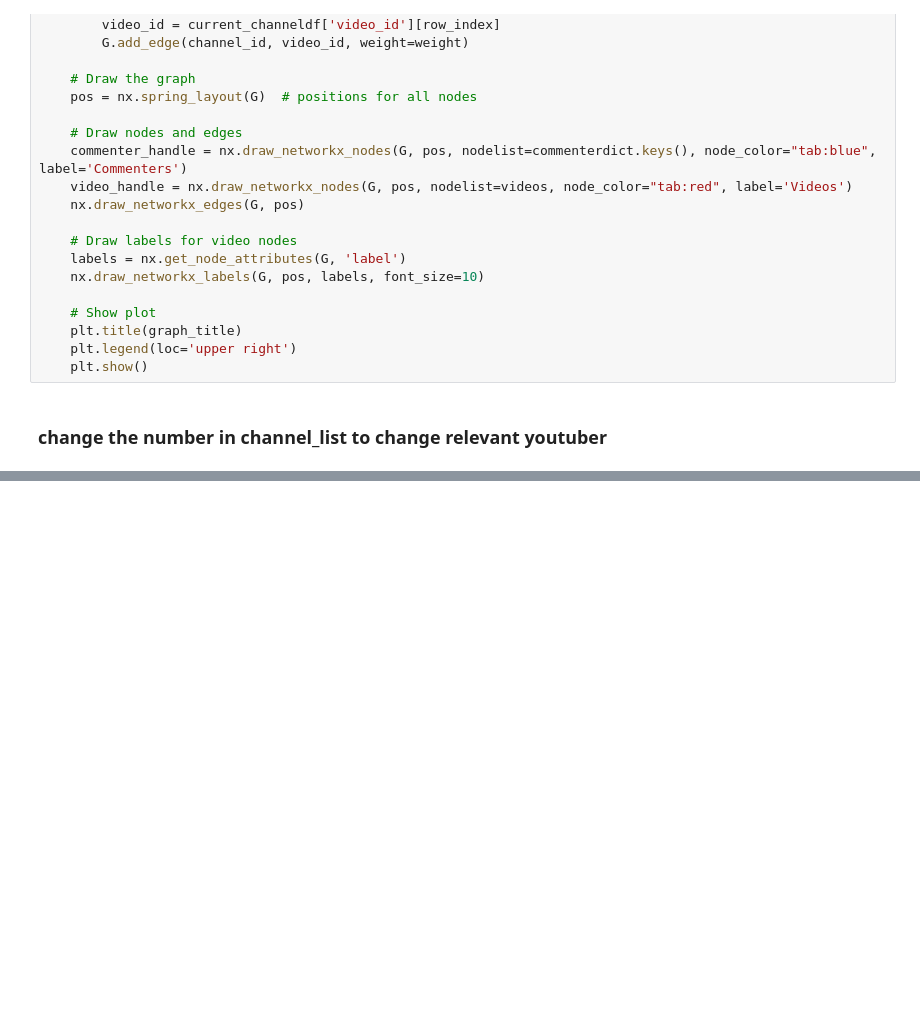
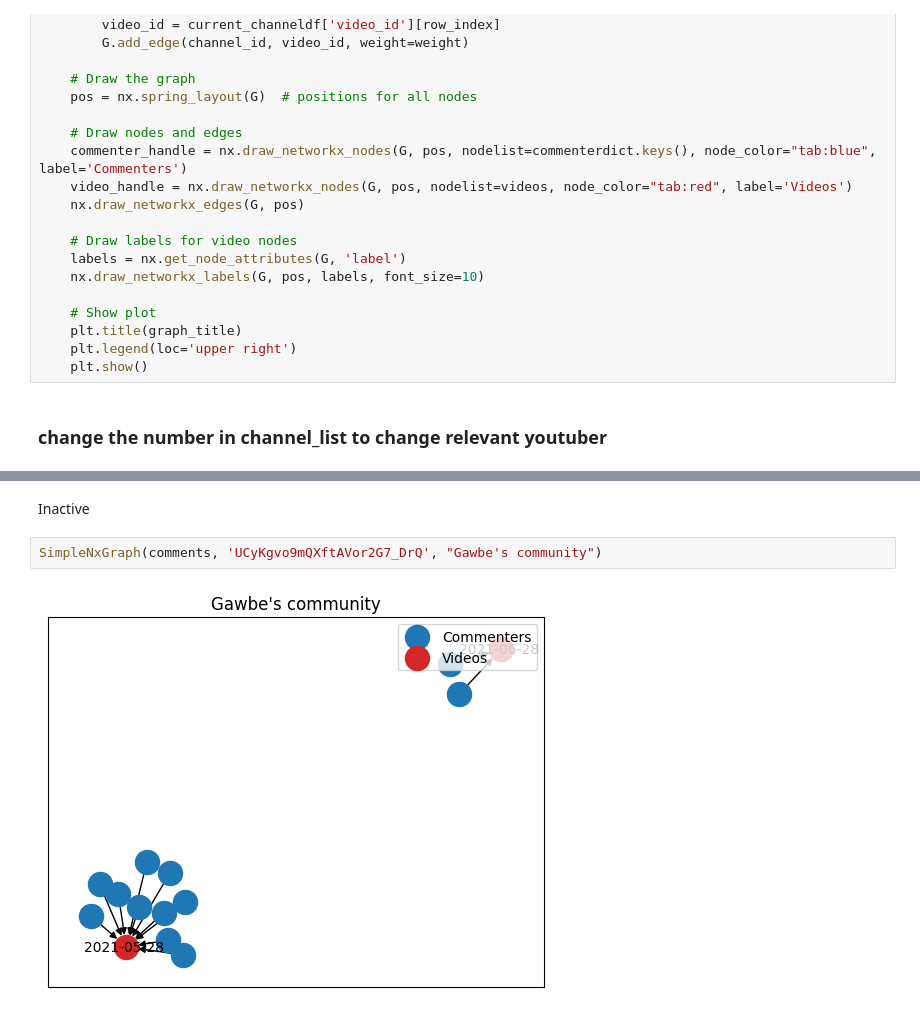
Before and after one commit to bluecoder777/Game-Promotion-Analysis, a Jupyter notebook: YTvideoCommunity.ipynb, the cells around one changed output, grey strips where cells are left out. Cells and saved outputs as stored; diff of their text form; blank space fills up the shorter version.

```diff
--- a/YTvideoCommunity.ipynb
+++ b/YTvideoCommunity.ipynb
@@ -82,0 +95,6 @@ SimpleNxGraph(comments, channel, "Sam Tabor Gaming community")
+# %% [markdown]
+Inactive
+# %%
+SimpleNxGraph(comments, 'UCyKgvo9mQXftAVor2G7_DrQ', "Gawbe's community")
+# %% [output]
+[figure, added]
```
Also changed, not shown: parts of 10 cells of this notebook.
